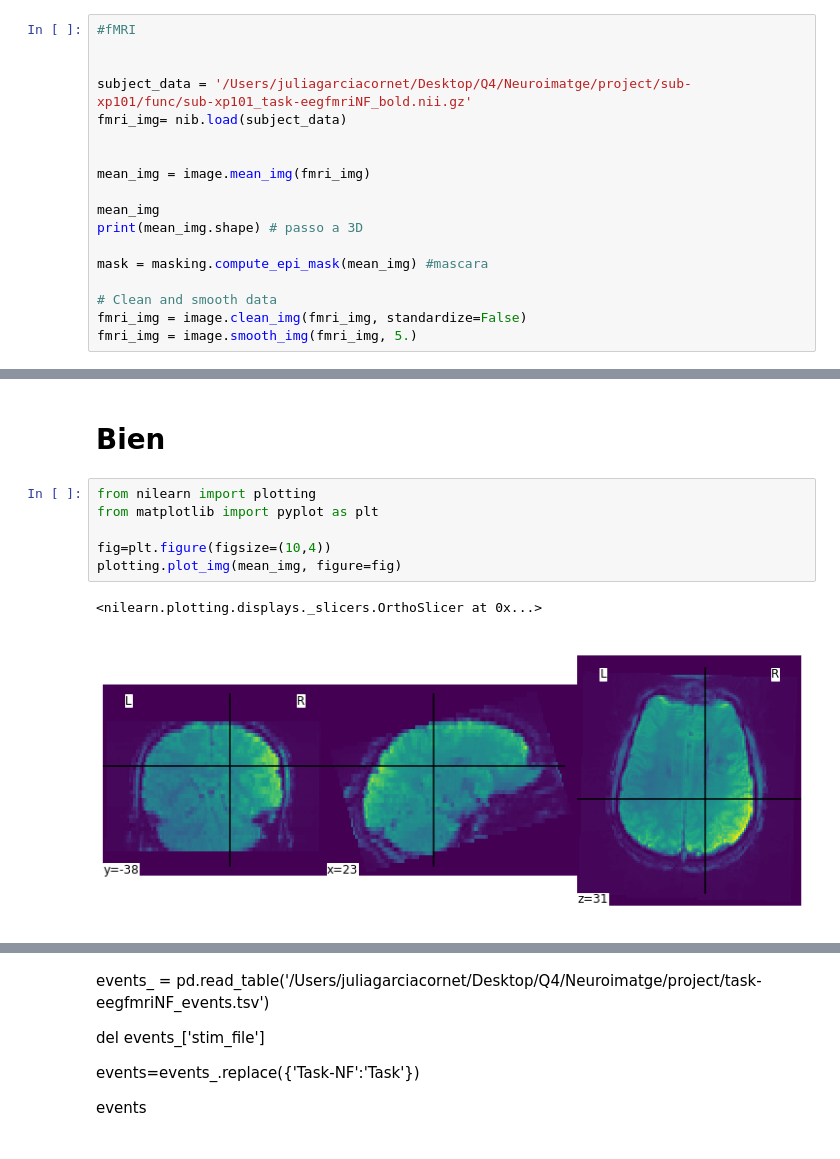
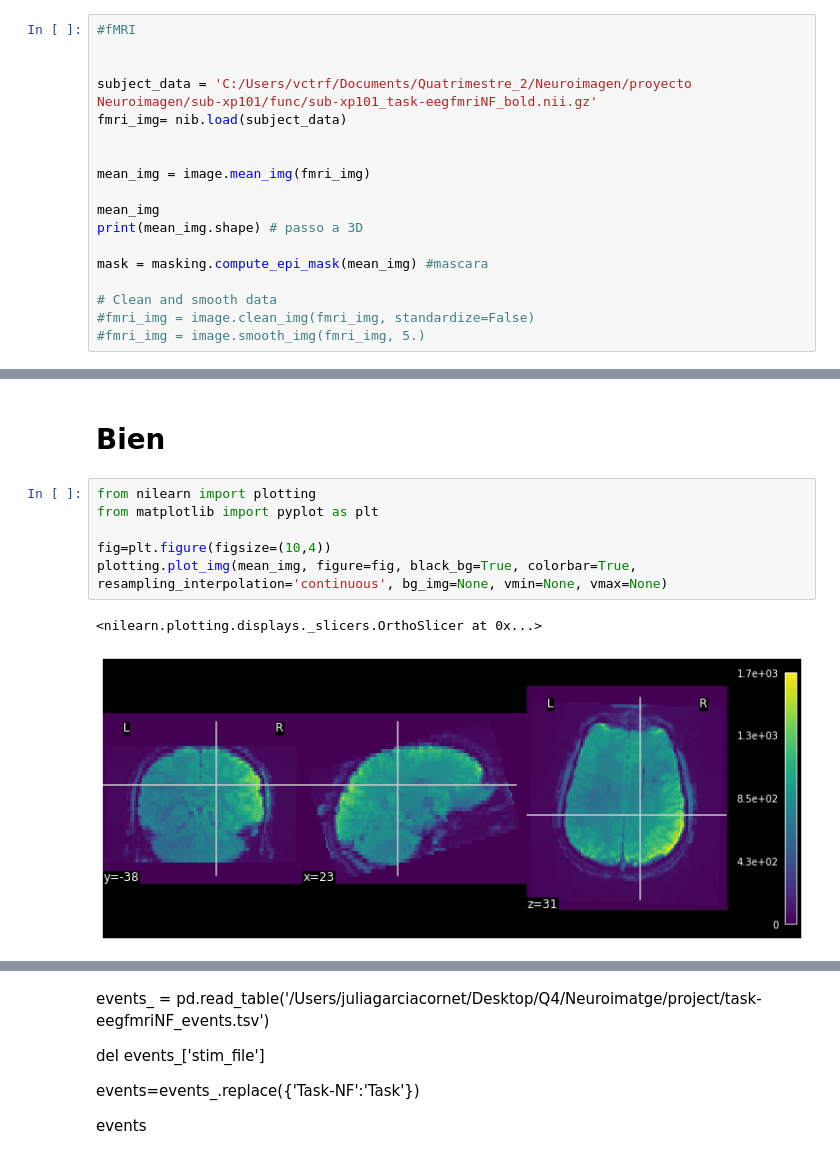
Before and after one commit to mrpotato180/final_project_neuroim, a Jupyter notebook: Notebook_fMRI.ipynb, the cells around one changed output, grey strips where cells are left out. Saved outputs shown, nothing was run; the diff lists cells and outputs as text.

```diff
--- a/Notebook_fMRI.ipynb
+++ b/Notebook_fMRI.ipynb
@@ -35,7 +37,7 @@ import nibabel as nib
 #fMRI
 
 
-subject_data = '/Users/juliagarciacornet/Desktop/Q4/Neuroimatge/project/sub-xp101/func/sub-xp101_task-eegfmriNF_bold.nii.gz'
+subject_data = 'C:/Users/vctrf/Documents/Quatrimestre_2/Neuroimagen/proyecto Neuroimagen/sub-xp101/func/sub-xp101_task-eegfmriNF_bold.nii.gz'
 fmri_img= nib.load(subject_data)
 
 
@@ -47,8 +49,8 @@ print(mean_img.shape) # passo a 3D
 mask = masking.compute_epi_mask(mean_img) #mascara
 
 # Clean and smooth data
-fmri_img = image.clean_img(fmri_img, standardize=False)
-fmri_img = image.smooth_img(fmri_img, 5.)
+#fmri_img = image.clean_img(fmri_img, standardize=False)
+#fmri_img = image.smooth_img(fmri_img, 5.)
 # %% [output]
 (106, 106, 32)
 # %%
@@ -130,12 +138,12 @@ plotting.plot_img(mean_img_task, figure=fig,black_bg=True, colorbar=True)
 # %%
 from nilearn import plotting
 from matplotlib import pyplot as plt
 
 fig=plt.figure(figsize=(10,4))
-plotting.plot_img(mean_img, figure=fig)
+plotting.plot_img(mean_img, figure=fig, black_bg=True, colorbar=True, resampling_interpolation='continuous', bg_img=None, vmin=None, vmax=None)
 # %% [output]
 <nilearn.plotting.displays._slicers.OrthoSlicer at 0x...>
-[figure, old version]
+[figure, new version]
 # %%
 mask_3D = masking.compute_epi_mask(mean_img)
 
```
Also changed, not shown: parts of 7 cells of this notebook.
